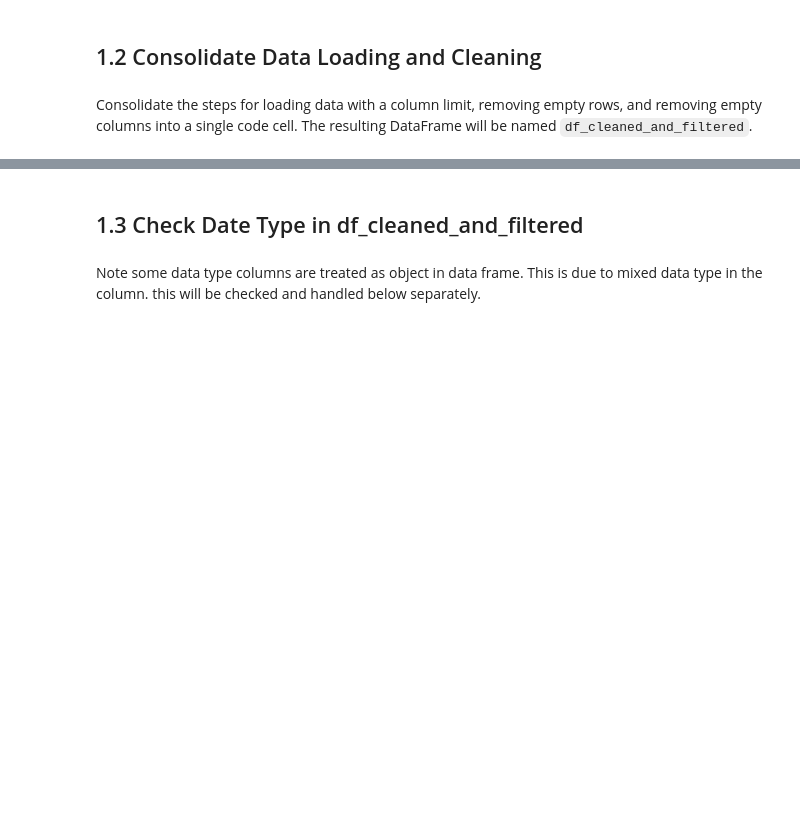
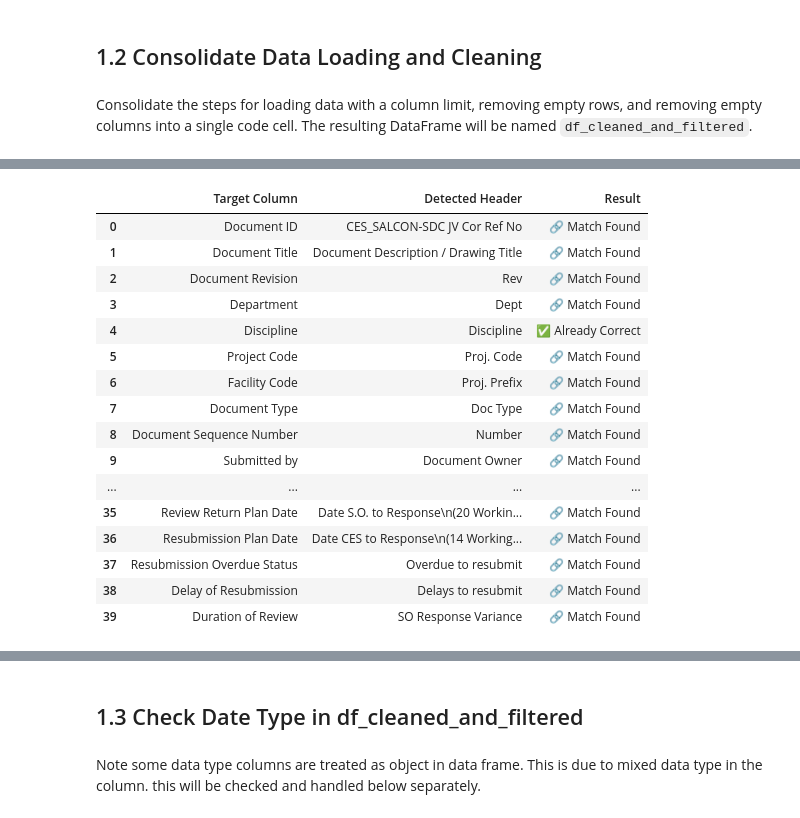
Before and after one commit to chinwarsoon/Engineering-and-Design, a Jupyter notebook: dcc/dcc_mdl_copy.ipynb, the cells around one changed output, grey strips where cells are left out. Drawn from its saved outputs; the diff is of its cells as text; code cells hidden in the pictures; blank space fills up the shorter version.

```diff
--- a/dcc/dcc_mdl_copy.ipynb
+++ b/dcc/dcc_mdl_copy.ipynb
@@ -59,6 +66,7 @@ schema = {
     'Internal Reference' : ['Internal Reference'],
     'Notes' : ['Notes', 'Note', 'Other Notes','Remark'],
     #Calculated Columns
+    'All Approval Code': ['All Approval Code'],
     'Approval Code' : ['Approval Code'],
     'First Submittion Date': ['1st Submittion Date'],
     'This Submission Date': ['This Submission Date'],
@@ -68,6 +76,9 @@ schema = {
     'Latest Submittion Date': ['Latest Submittion Date'],
     'Latest Revsion': ['Latest Revsion'],
     'Latest Approval Status' : ['Latest Approval Status'],
+    'All Submission Sessions': ['All Submission Sessions'],
+    'All Submission Dates': ['All Submission Dates'],
+    'All Submission Session Revisions': ['All Submission Session Revisions'],
     'Count of Submissions': ['Count of Submissions', '# of Submissions'],
     'Review Return Plan Date' : ['Date S.O. to Response (20 Working Days/ 14 Working Days)', 'Date S.O. to Response\n(20 Working Days/\n 14 Working Days)'],
     'Resubmission Plan Date' : ['Date CES to Response(14 Working Days)', 'Date CES to Response\n(14 Working Days)'],
@@ -238,0 +321,72 @@ for col, count in null_counts.items():
+# %%
+# check if all column nicknames are available in schema. This will ensure complete column header mapping later.
+
+# Create a list of all column names that are expected in the DataFrame, based on the schema.
+# These are the standard names we want to ensure exist after renaming.
+expected_column_headers = list(schema.keys())
+print(f"Standard Column names are: '{expected_column_headers}'")
+
+# Get the actual columns present in the DataFrame after initial loading and renaming.
+actual_column_headers = df_cleaned_and_filtered.columns.tolist()
+print(f"Actual Column names are: '{actual_column_headers}'")
+
+# Get all 'nicknames' from 'schema'
+expected_column_header_nicknames = [item for sublist in schema.values() for item in sublist]
+print(f"Standard Column nicknames are: '{expected_column_header_nicknames}'")
+
+# check for columns in the DataFrame that are not in the schema
+# (though the initial filtering by usecols and renaming should handle this to some extent).
+unexpected_column_headers = [col for col in actual_column_headers if col not in expected_column_headers and col not in [item for sublist in schema.values() for item in sublist]]
+if unexpected_column_headers:
+    print("Warning: The following columns are in the DataFrame but not defined in the schema:")
+    for col in unexpected_column_headers:
+        print(f"- {col}")
+else:
+    print("All expected columns nicknames in the DataFrame are present in the Schema.")
+
+# list proposed column nickname mapping for checking
+# Generate the Checking Result
+check_results = []
+for target_name, nicknames in schema.items():
+    # A: Check if the Target Name itself is already correct in the Excel
+    if target_name in actual_column_headers:
+        found_name = target_name
+        status = "✅ Already Correct"
+    else:
+        # B: Check if any of the nicknames exist
+        match = next((nick for nick in nicknames if nick in actual_column_headers), None)
+        if match:
+            found_name = match
+            status = "🔗 Match Found"
+        else:
+            found_name = "---"
+            status = "❌ NOT FOUND"
+
+    check_results.append({
+        'Target Column': target_name,
+        'Detected Header': found_name,
+        'Result': status
+    })
+# Create and display the report
+report_df = pd.DataFrame(check_results)
+print("--- Column Mapping Pre-Check ---")
+display(report_df)
+# Final Verification Logic
+missing_mandatory = report_df[report_df['Result'] == "❌ NOT FOUND"]['Target Column'].tolist()
+if not missing_mandatory:
+    print("\n🚀 All target columns are accounted for. Ready to proceed!")
+else:
+    print(f"\n🛑 Error: The following Target Names could not be mapped: {missing_mandatory}")
+
+
+# Find columns from the schema that are missing in the DataFrame.
+# missing_columns = [col for col in expected_columns if col not in actual_columns]
+
+# Report the findings.
+#if missing_columns:
+#    print("Warning: The following columns from the schema are not found in the DataFrame:")
+#    for col in missing_columns:
+#        print(f"- {col}")
+#else:
+#    print("All expected columns from the schema are present in the DataFrame.")
+# %% [output]
@@ -238,0 +398,17 @@ for col, count in null_counts.items():
+|  | Target Column | Detected Header | Result |
+| 0 | Document ID | CES_SALCON-SDC JV Cor Ref No | 🔗 Match Found |
+| 1 | Document Title | Document Description / Drawing Title | 🔗 Match Found |
+| 2 | Document Revision | Rev | 🔗 Match Found |
+| 3 | Department | Dept | 🔗 Match Found |
+| 4 | Discipline | Discipline | ✅ Already Correct |
+| 5 | Project Code | Proj. Code | 🔗 Match Found |
+| 6 | Facility Code | Proj. Prefix | 🔗 Match Found |
+| 7 | Document Type | Doc Type | 🔗 Match Found |
+| 8 | Document Sequence Number | Number | 🔗 Match Found |
+| 9 | Submitted by | Document Owner | 🔗 Match Found |
+| ... | ... | ... | ... |
+| 35 | Review Return Plan Date | Date S.O. to Response\n(20 Workin... | 🔗 Match Found |
+| 36 | Resubmission Plan Date | Date CES to Response\n(14 Working... | 🔗 Match Found |
+| 37 | Resubmission Overdue Status | Overdue to resubmit | 🔗 Match Found |
+| 38 | Delay of Resubmission | Delays to resubmit | 🔗 Match Found |
+| 39 | Duration of Review | SO Response Variance | 🔗 Match Found |
```
Also changed, not shown: parts of 24 cells of this notebook.
